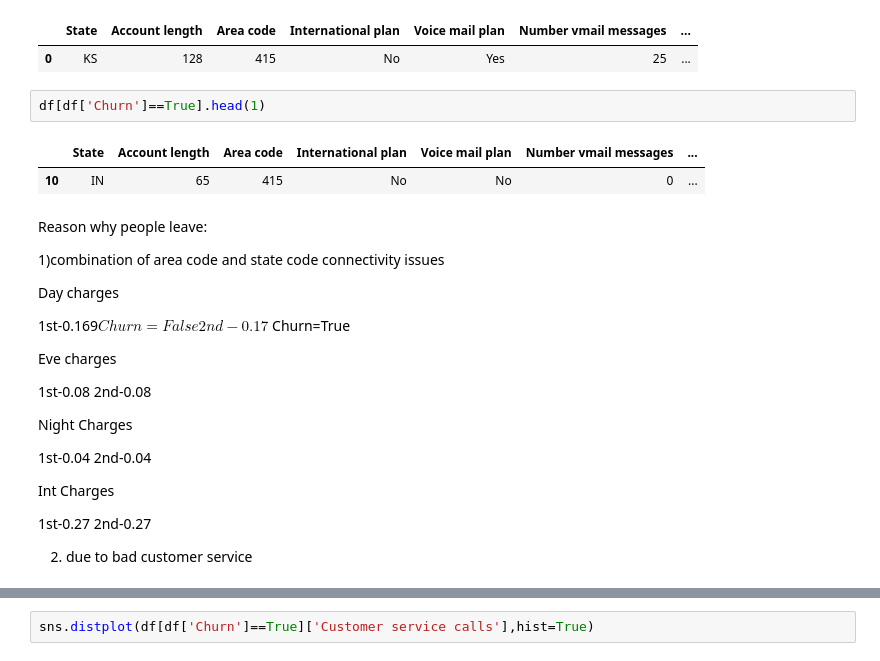
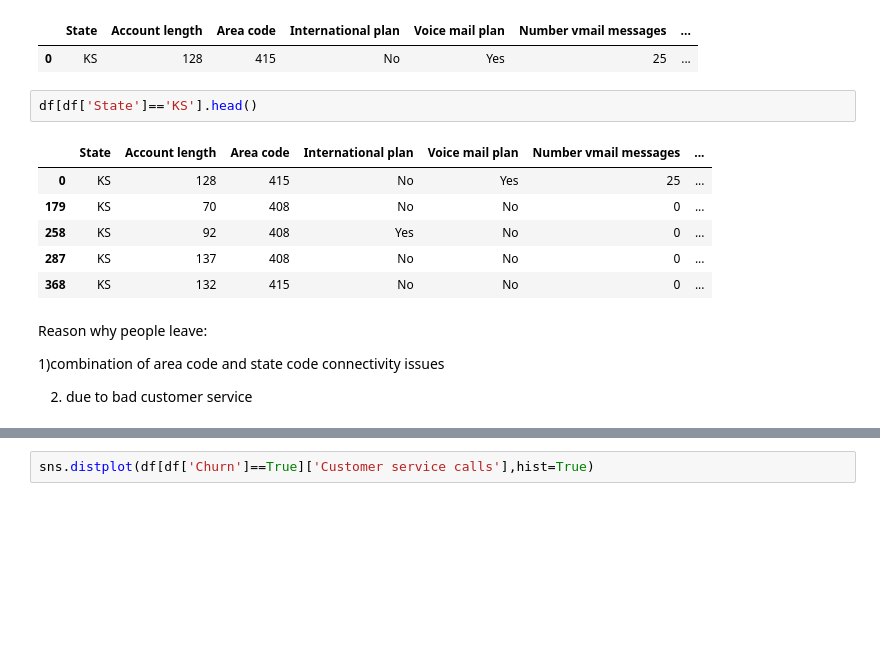
Before and after one commit to Pranavthimmaiah/Telecom-Churn-and-customer-retention-methods, a Jupyter notebook: Pranav_Thimmaiah_Team_1_Capstone_Project.ipynb, the cells around one changed output, grey strips where cells are left out. Drawn from its saved outputs; the diff is of its cells as text; blank space fills up the shorter version.

```diff
--- a/Pranav_Thimmaiah_Team_1_Capstone_Project.ipynb
+++ b/Pranav_Thimmaiah_Team_1_Capstone_Project.ipynb
@@ -22,33 +22,19 @@ df.head(1)
 |  | State | Account length | Area code | International plan | Voice mail plan | Number vmail messages | ... |
 | 0 | KS | 128 | 415 | No | Yes | 25 | ... |
 # %%
-df[df['Churn']==True].head(1)
+df[df['State']=='KS'].head()
 # %% [output]
 |  | State | Account length | Area code | International plan | Voice mail plan | Number vmail messages | ... |
-| 10 | IN | 65 | 415 | No | No | 0 | ... |
+| 0 | KS | 128 | 415 | No | Yes | 25 | ... |
+| 179 | KS | 70 | 408 | No | No | 0 | ... |
+| 258 | KS | 92 | 408 | Yes | No | 0 | ... |
+| 287 | KS | 137 | 408 | No | No | 0 | ... |
+| 368 | KS | 132 | 415 | No | No | 0 | ... |
 # %% [markdown]
 Reason why people leave:
 
 1)combination of area code and state code connectivity issues
 
- Day charges
 
- 1st-0.169$ Churn=False
- 2nd-0.17$  Churn=True
-
- Eve charges
-
- 1st-0.08
- 2nd-0.08
-
-Night Charges
-
-1st-0.04
-2nd-0.04
-
-Int Charges
-
-1st-0.27
-2nd-0.27
 
 2) due to bad customer service
```
Also changed, not shown: parts of 26 cells of this notebook.
